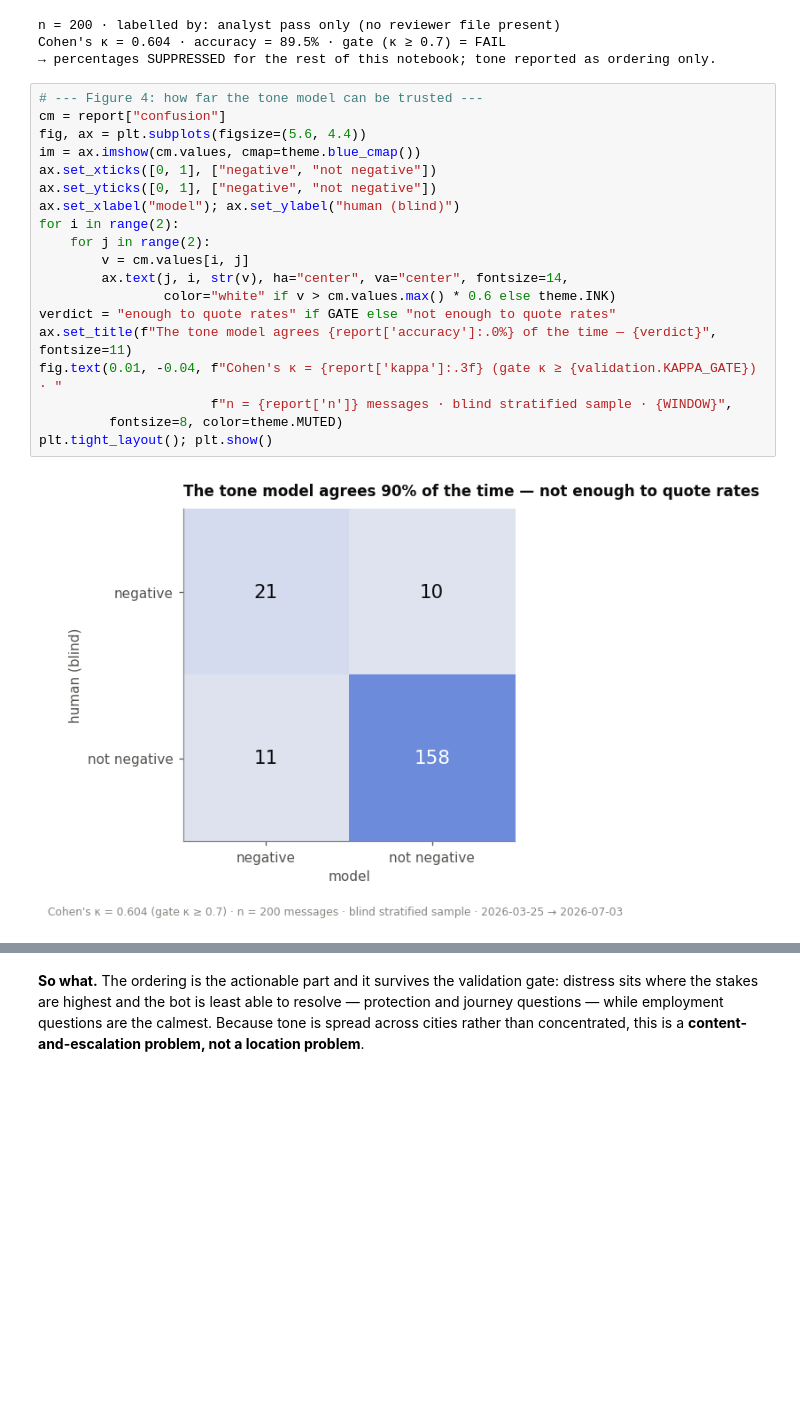
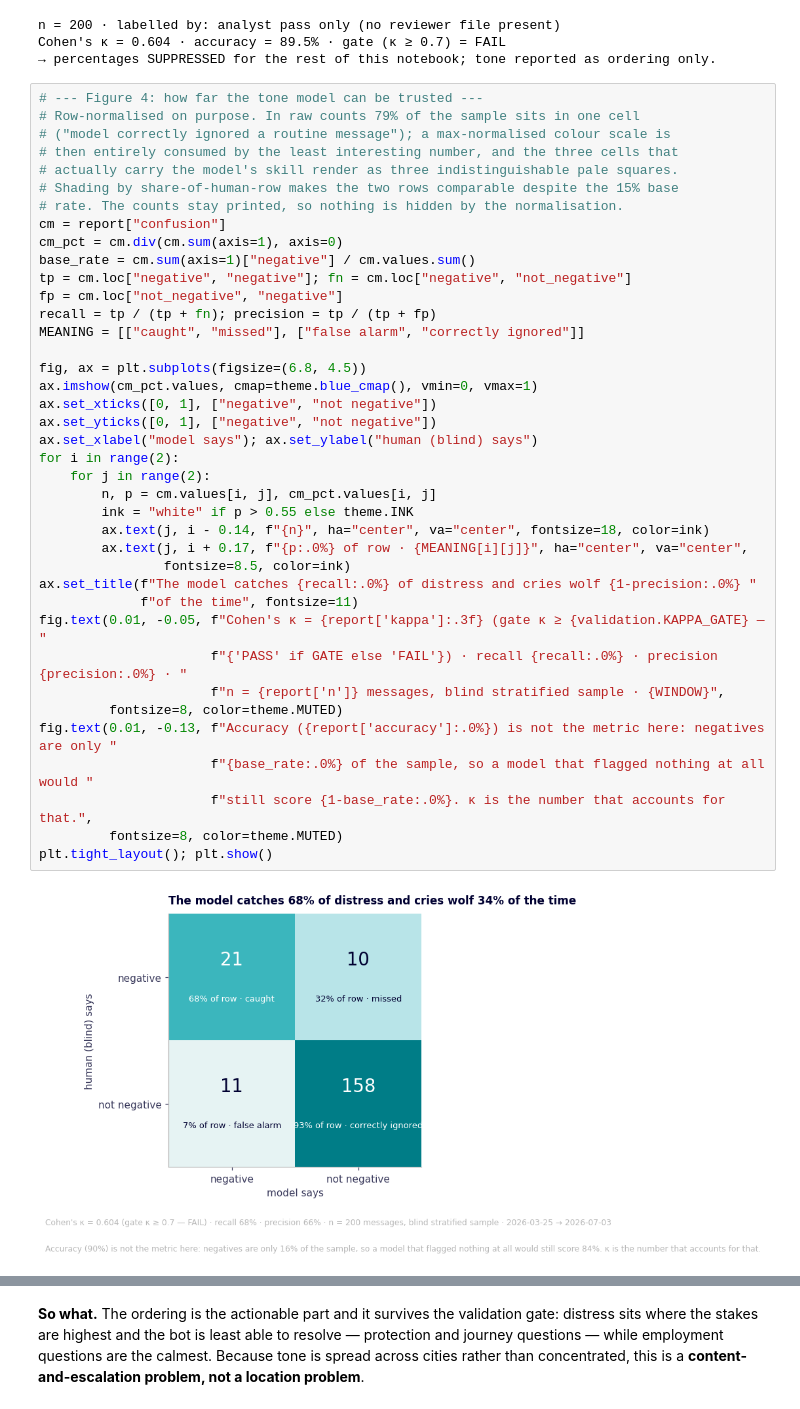
Before and after one commit to DiversaStudio/chatbot_methodology_mmc, a Jupyter notebook: notebooks/03_text_insights_nlp.ipynb, the cells around one changed output, grey strips where cells are left out. Drawn from its saved outputs; the diff is of its cells as text; blank space fills up the shorter version.

```diff
--- a/notebooks/03_text_insights_nlp.ipynb
+++ b/notebooks/03_text_insights_nlp.ipynb
@@ -298,22 +334,42 @@ Cohen's κ = 0.604 · accuracy = 89.5% · gate (κ ≥ 0.7) = FAIL
 → percentages SUPPRESSED for the rest of this notebook; tone reported as ordering only.
 # %%
 # --- Figure 4: how far the tone model can be trusted ---
+# Row-normalised on purpose. In raw counts 79% of the sample sits in one cell
+# ("model correctly ignored a routine message"); a max-normalised colour scale is
+# then entirely consumed by the least interesting number, and the three cells that
+# actually carry the model's skill render as three indistinguishable pale squares.
+# Shading by share-of-human-row makes the two rows comparable despite the 15% base
+# rate. The counts stay printed, so nothing is hidden by the normalisation.
 cm = report["confusion"]
-fig, ax = plt.subplots(figsize=(5.6, 4.4))
-im = ax.imshow(cm.values, cmap=theme.blue_cmap())
+cm_pct = cm.div(cm.sum(axis=1), axis=0)
+base_rate = cm.sum(axis=1)["negative"] / cm.values.sum()
+tp = cm.loc["negative", "negative"]; fn = cm.loc["negative", "not_negative"]
+fp = cm.loc["not_negative", "negative"]
+recall = tp / (tp + fn); precision = tp / (tp + fp)
+MEANING = [["caught", "missed"], ["false alarm", "correctly ignored"]]
+
+fig, ax = plt.subplots(figsize=(6.8, 4.5))
+ax.imshow(cm_pct.values, cmap=theme.blue_cmap(), vmin=0, vmax=1)
 ax.set_xticks([0, 1], ["negative", "not negative"])
 ax.set_yticks([0, 1], ["negative", "not negative"])
-ax.set_xlabel("model"); ax.set_ylabel("human (blind)")
+ax.set_xlabel("model says"); ax.set_ylabel("human (blind) says")
 for i in range(2):
     for j in range(2):
-        v = cm.values[i, j]
-        ax.text(j, i, str(v), ha="center", va="center", fontsize=14,
-                color="white" if v > cm.values.max() * 0.6 else theme.INK)
-verdict = "enough to quote rates" if GATE else "not enough to quote rates"
-ax.set_title(f"The tone model agrees {report['accuracy']:.0%} of the time — {verdict}", fontsize=11)
-fig.text(0.01, -0.04, f"Cohen's κ = {report['kappa']:.3f} (gate κ ≥ {validation.KAPPA_GATE}) · "
-                      f"n = {report['n']} messages · blind stratified sample · {WINDOW}",
+        n, p = cm.values[i, j], cm_pct.values[i, j]
+        ink = "white" if p > 0.55 else theme.INK
+        ax.text(j, i - 0.14, f"{n}", ha="center", va="center", fontsize=18, color=ink)
+        ax.text(j, i + 0.17, f"{p:.0%} of row · {MEANING[i][j]}", ha="center", va="center",
+                fontsize=8.5, color=ink)
+ax.set_title(f"The model catches {recall:.0%} of distress and cries wolf {1-precision:.0%} "
+             f"of the time", fontsize=11)
+fig.text(0.01, -0.05, f"Cohen's κ = {report['kappa']:.3f} (gate κ ≥ {validation.KAPPA_GATE} — "
+                      f"{'PASS' if GATE else 'FAIL'}) · recall {recall:.0%} · precision {precision:.0%} · "
+                      f"n = {report['n']} messages, blind stratified sample · {WINDOW}",
+         fontsize=8, color=theme.MUTED)
+fig.text(0.01, -0.13, f"Accuracy ({report['accuracy']:.0%}) is not the metric here: negatives are only "
+                      f"{base_rate:.0%} of the sample, so a model that flagged nothing at all would "
+                      f"still score {1-base_rate:.0%}. κ is the number that accounts for that.",
          fontsize=8, color=theme.MUTED)
 plt.tight_layout(); plt.show()
 # %% [output]
-[figure, old version]
+[figure, new version]
```
Also changed, not shown: parts of 12 cells of this notebook, 3 other files.
